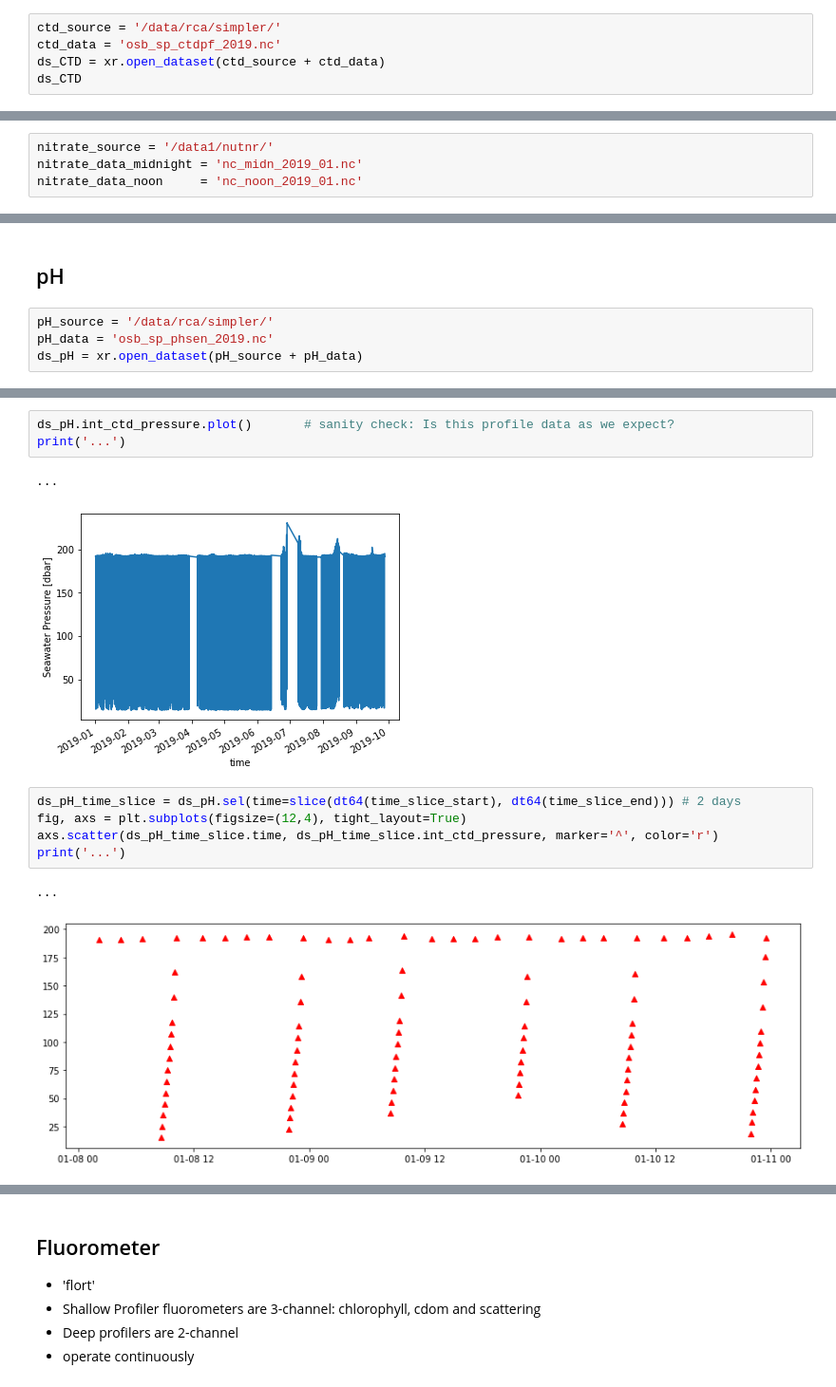
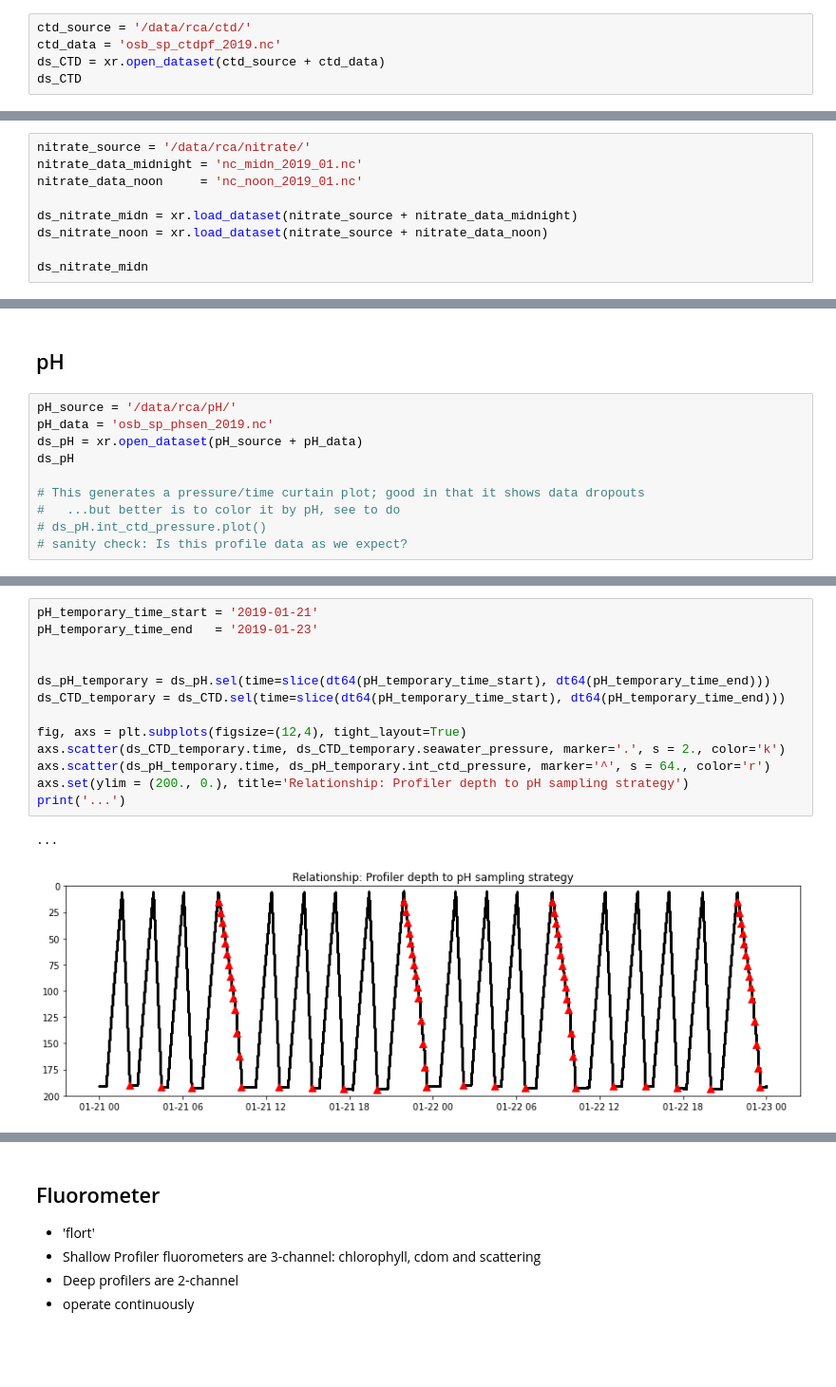
Before and after one commit to lsetiawan/ocean, a Jupyter notebook: Ocean 01 A Photic Zone CTD.ipynb, the cells around one changed output, grey strips where cells are left out. Shown: that part at 95% size. Drawn from its saved outputs; the diff is of its cells as text; blank space fills up the shorter version.

```diff
--- a/Ocean 01 A Photic Zone CTD.ipynb
+++ b/Ocean 01 A Photic Zone CTD.ipynb
@@ -58,7 +104,7 @@ def day_of_month_to_string(d): return str(d) if d > 9 else '0' + str(d)
 # %% [markdown]
 ## CTD including Dissolved Oxygen
 # %%
-ctd_source = '/data/rca/simpler/'
+ctd_source = '/data/rca/ctd/'
 ctd_data = 'osb_sp_ctdpf_2019.nc'
 ds_CTD = xr.open_dataset(ctd_source + ctd_data)
 ds_CTD
@@ -165,6 +171,11 @@ while time_marker < end_time:
 # %% [markdown]
 ## Nitrate
 # %%
-nitrate_source = '/data1/nutnr/'
+nitrate_source = '/data/rca/nitrate/'
 nitrate_data_midnight = 'nc_midn_2019_01.nc'
 nitrate_data_noon     = 'nc_noon_2019_01.nc'
+
+ds_nitrate_midn = xr.load_dataset(nitrate_source + nitrate_data_midnight)
+ds_nitrate_noon = xr.load_dataset(nitrate_source + nitrate_data_noon)
+
+ds_nitrate_midn
@@ -196,6 +218,12 @@ print('...')
 # %% [markdown]
 ## pH
 # %%
-pH_source = '/data/rca/simpler/'
+pH_source = '/data/rca/pH/'
 pH_data = 'osb_sp_phsen_2019.nc'
 ds_pH = xr.open_dataset(pH_source + pH_data)
+ds_pH
+
+# This generates a pressure/time curtain plot; good in that it shows data dropouts
+#   ...but better is to color it by pH, see to do
+# ds_pH.int_ctd_pressure.plot()
+# sanity check: Is this profile data as we expect?
@@ -202,15 +243,17 @@ ds_pH = xr.open_dataset(pH_source + pH_data)
-# %%
-ds_pH.int_ctd_pressure.plot()       # sanity check: Is this profile data as we expect?
-print('...')
-# %% [output]
-...
-[figure, removed]
 # %%
-ds_pH_time_slice = ds_pH.sel(time=slice(dt64(time_slice_start), dt64(time_slice_end))) # 2 days
+pH_temporary_time_start = '2019-01-21'
+pH_temporary_time_end   = '2019-01-23'
+
+
+ds_pH_temporary = ds_pH.sel(time=slice(dt64(pH_temporary_time_start), dt64(pH_temporary_time_end)))
+ds_CTD_temporary = ds_CTD.sel(time=slice(dt64(pH_temporary_time_start), dt64(pH_temporary_time_end)))
+
 fig, axs = plt.subplots(figsize=(12,4), tight_layout=True)
-axs.scatter(ds_pH_time_slice.time, ds_pH_time_slice.int_ctd_pressure, marker='^', color='r')
+axs.scatter(ds_CTD_temporary.time, ds_CTD_temporary.seawater_pressure, marker='.', s = 2., color='k')
+axs.scatter(ds_pH_temporary.time, ds_pH_temporary.int_ctd_pressure, marker='^', s = 64., color='r')
+axs.set(ylim = (200., 0.), title='Relationship: Profiler depth to pH sampling strategy')
 print('...')
 # %% [output]
 ...
-[figure, old version]
+[figure, new version]
 # %%
```
Also changed, not shown: parts of 34 cells of this notebook, 5 other files.
